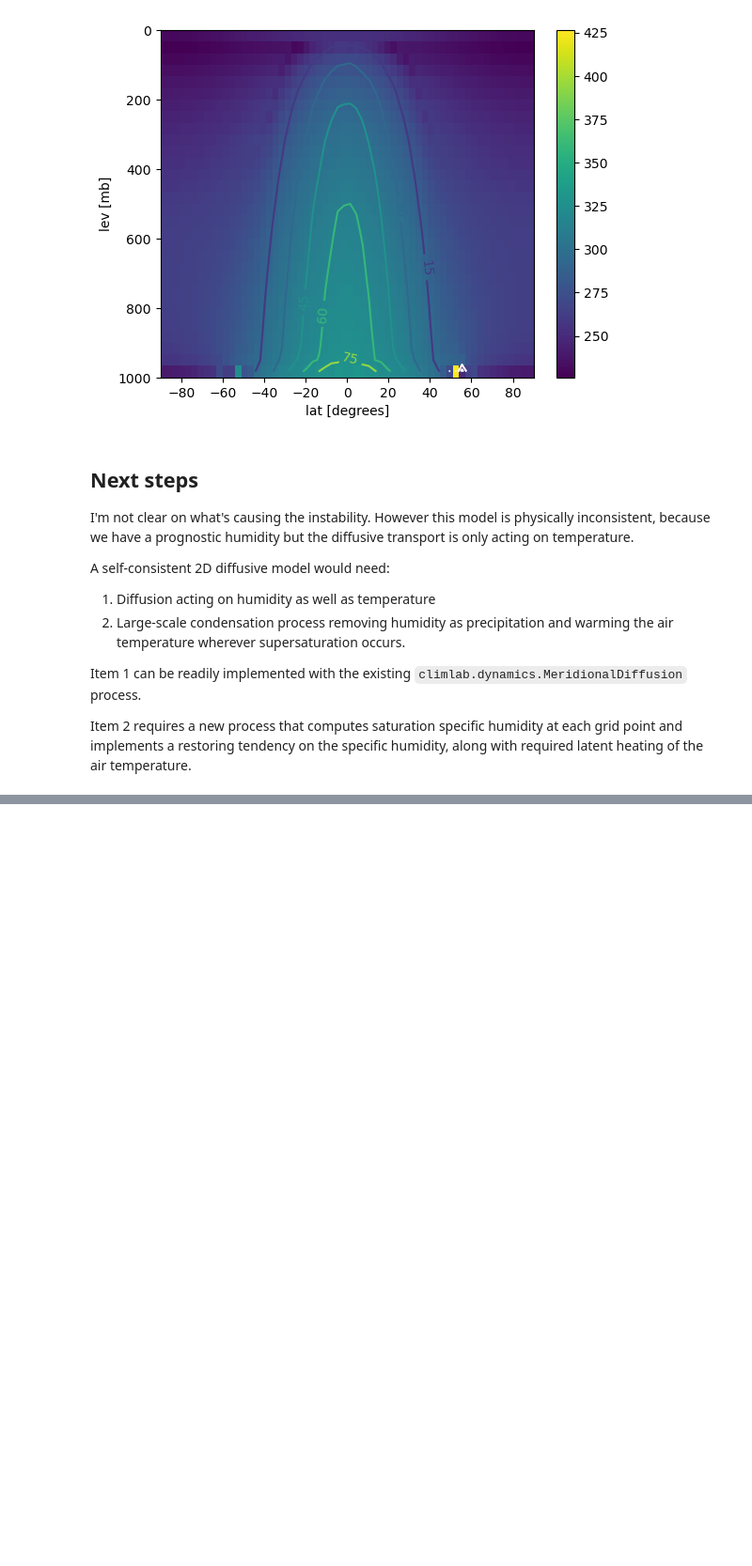
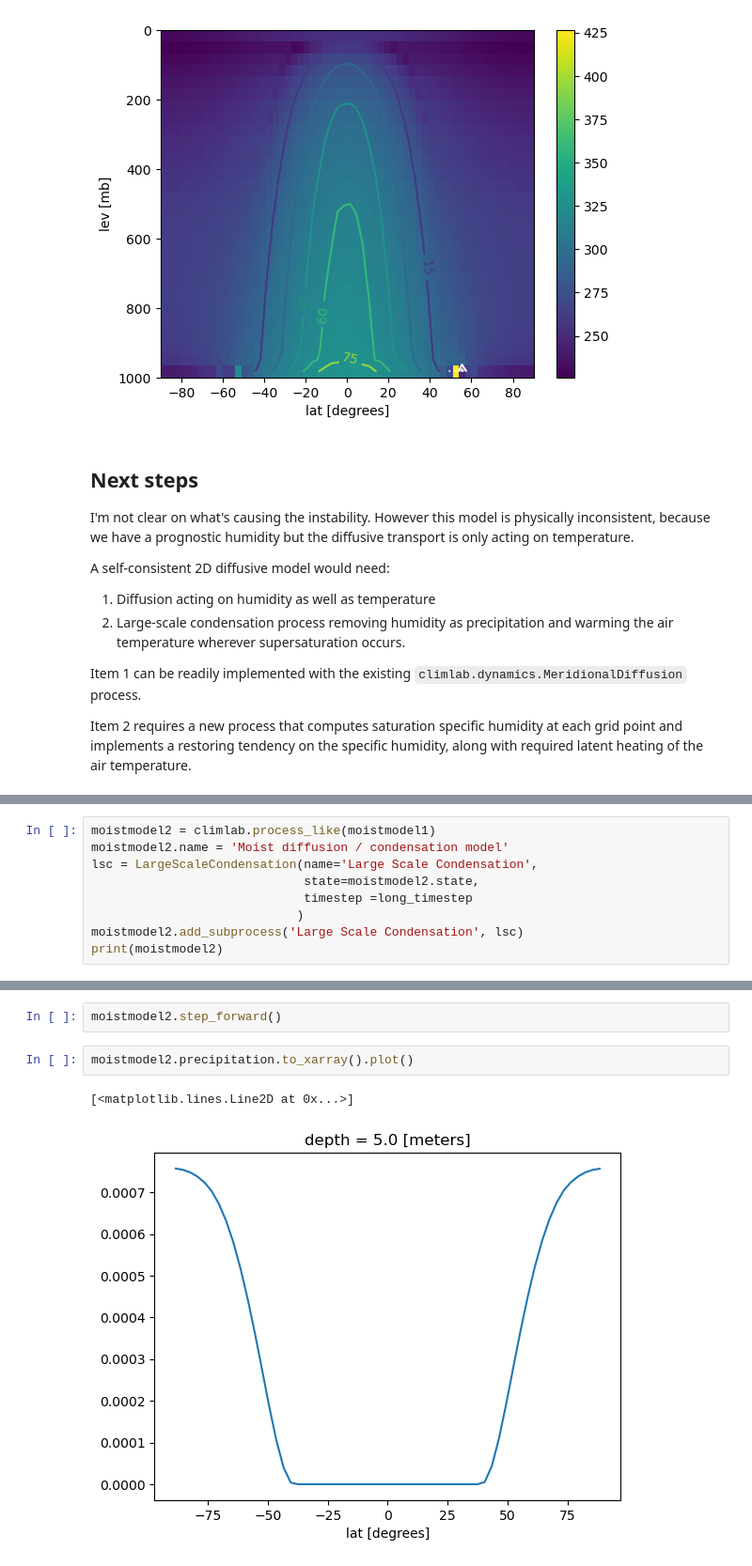
Before and after one commit to climlab/climlab-sbm-convection, a Jupyter notebook: 2D model test.ipynb, the cells around one changed output, grey strips where cells are left out. Shown at 94% size. Drawn from its saved outputs; the diff is of its cells as text; blank space fills up the shorter version.

```diff
--- a/2D model test.ipynb
+++ b/2D model test.ipynb
@@ -287,0 +522,9 @@ Item 2 requires a new process that computes saturation specific humidity at each
+# %%
+moistmodel2 = climlab.process_like(moistmodel1)
+moistmodel2.name = 'Moist diffusion / condensation model'
+lsc = LargeScaleCondensation(name='Large Scale Condensation',
+                             state=moistmodel2.state,
+                             timestep =long_timestep
+                            )
+moistmodel2.add_subprocess('Large Scale Condensation', lsc)
+print(moistmodel2)
@@ -287,0 +546,7 @@ Item 2 requires a new process that computes saturation specific humidity at each
+# %%
+moistmodel2.step_forward()
+# %%
+moistmodel2.precipitation.to_xarray().plot()
+# %% [output]
+[<matplotlib.lines.Line2D at 0x...>]
+[figure, added]
```
Also changed, not shown: parts of 44 cells of this notebook.
